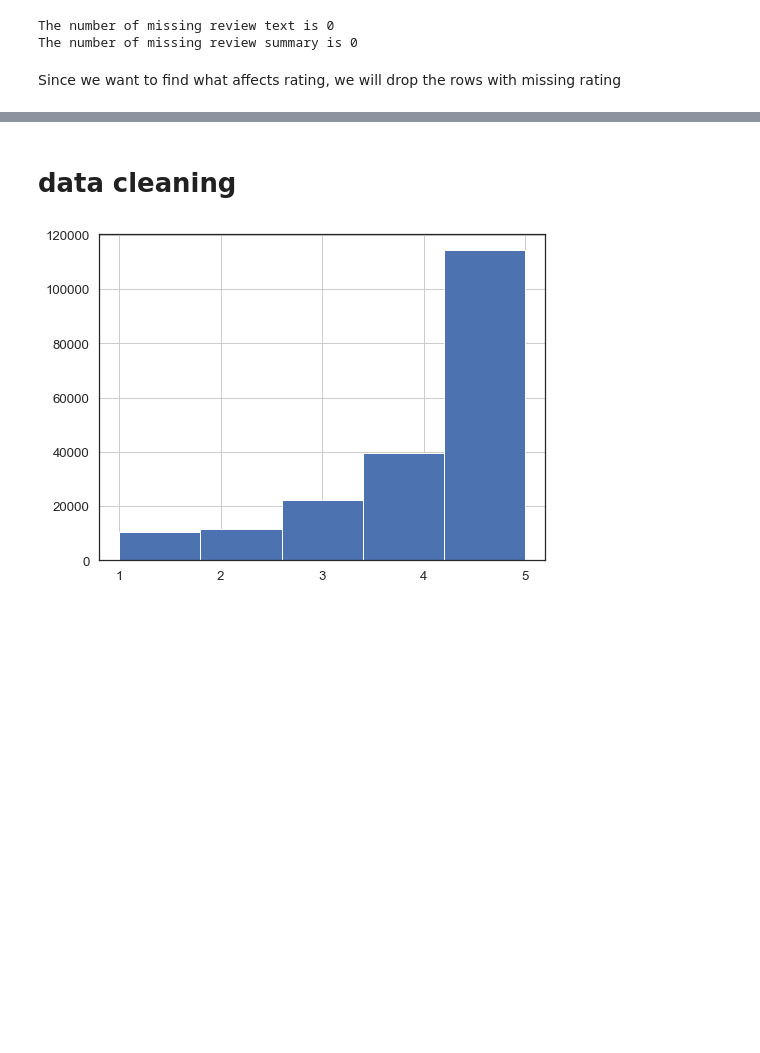
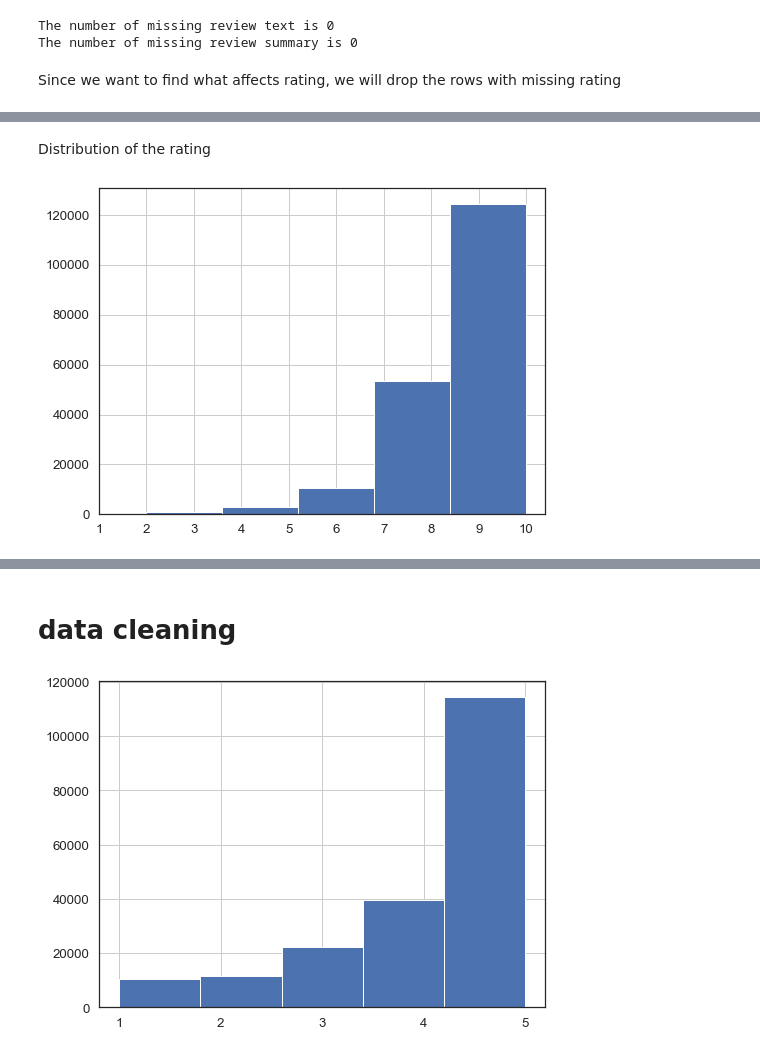
Before and after one commit to CaffeinY/Assignment2, a Jupyter notebook: ClothFitting_YyF.ipynb, the cells around one changed output, grey strips where cells are left out. Cells and saved outputs as stored; diff of their text form; code cells hidden in the pictures; blank space fills up the shorter version.

```diff
--- a/ClothFitting_YyF.ipynb
+++ b/ClothFitting_YyF.ipynb
@@ -94,3 +76,14 @@ dtype: int64
+# %% [markdown]
+Distribution of the rating
+# %%
+# Distribution of the rating
+plt.figure(figsize=(8,6))
+plt.rcParams['patch.force_edgecolor'] = True
+df['rating'].hist(bins=5)
+plt.xticks(np.arange(1,11,step=1))
+plt.show()
+# %% [output]
+[figure, added]
 # %%
 # dataset = [d for d in dataset if d['helpful'][1] != 0]
 # %%
```
Also changed, not shown: parts of 2 cells of this notebook, 3 other files.
